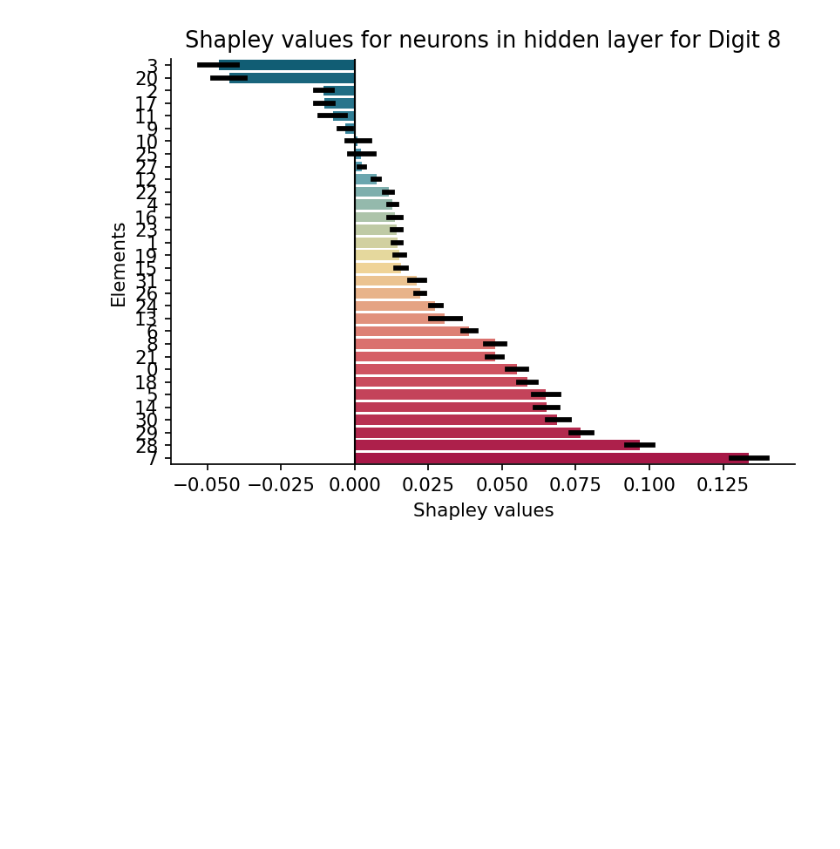
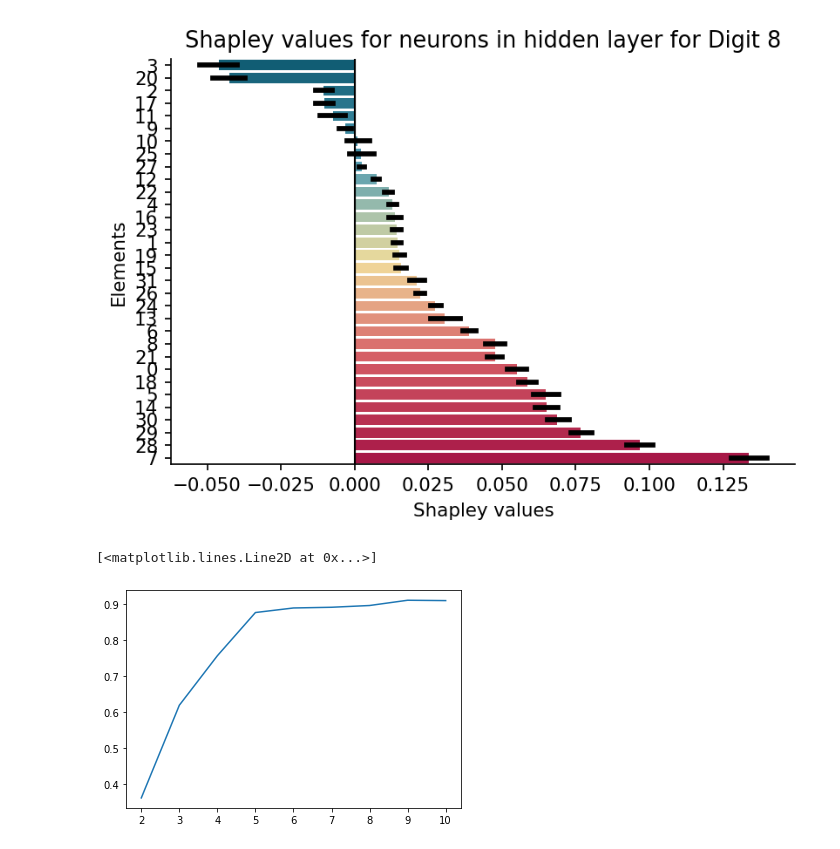
Before and after one commit to kuffmode/msa, a Jupyter notebook: docs/examples/mnist_torch.ipynb, the cells around one changed output. Cells and saved outputs as stored; diff of their text form; code cells hidden in the pictures; blank space fills up the shorter version.

Commit message:
Added other  score functions and saving them

```diff
--- a/docs/examples/mnist_torch.ipynb
+++ b/docs/examples/mnist_torch.ipynb
@@ -250,9 +250,11 @@ Text(0.5, 1.0, 'Shapley values for neurons in hidden layer for Digit 8')
 start, stop = 2, 10
 
 num_neurons_arr = np.unique(np.geomspace(start, stop, dtype='int'))
-results_dict = {}
+results_dict = {"num_neurons": num_neurons_arr,
+                "score_matrix": np.zeros((len(num_neurons_arr), 11, 3)),
+                "shapley_tables": []}
 
-for num_neurons in tqdm(num_neurons_arr):
+for i, num_neurons in tqdm(enumerate(num_neurons_arr)):
     results_dict[num_neurons] = {}
 
     model = MNISTNet(num_neurons).to(device)
@@ -260,26 +262,31 @@ for num_neurons in tqdm(num_neurons_arr):
     optimizer = optim.Adam(model.parameters(), lr=0.01)
     train_model(model, False)
 
-    objective_function = partial(evaluate_model, score_fn=accuracy_each_class, num_batches=1)
+    objective_function = partial(
+        evaluate_model, score_fn=accuracy_each_class, num_batches=1)
     shapley_tables, _, _ = msa.interface(
         elements=list(range(num_neurons)),
         n_permutations=100,  # might want to increase it for better results
         # only the first batch to save time. But the batch size is 1024 i.e ~100 images per class
-        objective_function= objective_function,
+        objective_function=objective_function,
         n_parallel_games=1,  # parallelized over all CPU cores
         rng=RNG)
 
     performances = objective_function()
+    results_dict['shapley_tables'].append(shapley_tables)
 
-    for key, shapley_table in shapley_tables.items():
-        distribution_score = ut.distribution_of_processing(shapley_vector = shapley_table.mean())
-        contribution_variance = shapley_table.var()
-
-        results_dict[num_neurons][key] = {}
-        results_dict[num_neurons][key]['performance'] = performances[str(key)]
-        results_dict[num_neurons][key]['shapley_table'] = shapley_table
-        results_dict[num_neurons][key]['distribution_score'] = distribution_score
-        results_dict[num_neurons][key]['contribution_variance'] = contribution_variance
+    for j, (digit, shapley_table) in enumerate(shapley_tables.items()):
+        distribution_score = ut.distribution_of_processing(
+            shapley_vector=shapley_table.mean())
+        contribution_variance = shapley_table.mean().var()
+        results_dict["score_matrix"][i, j, 0] = performances[str(digit)]
+        results_dict["score_matrix"][i, j, 1] = distribution_score
+        results_dict["score_matrix"][i, j, 2] = contribution_variance
 # %%
 with open(f"results_{start}_{stop}.pickle", "wb") as f:
     pickle.dump(results_dict, f)
+# %%
+plt.plot(results_dict["num_neurons"], results_dict["score_matrix"][:, 10, 0])
+# %% [output]
+[<matplotlib.lines.Line2D at 0x...>]
+[figure, added]
```
Also changed, not shown: parts of 3 cells of this notebook.
